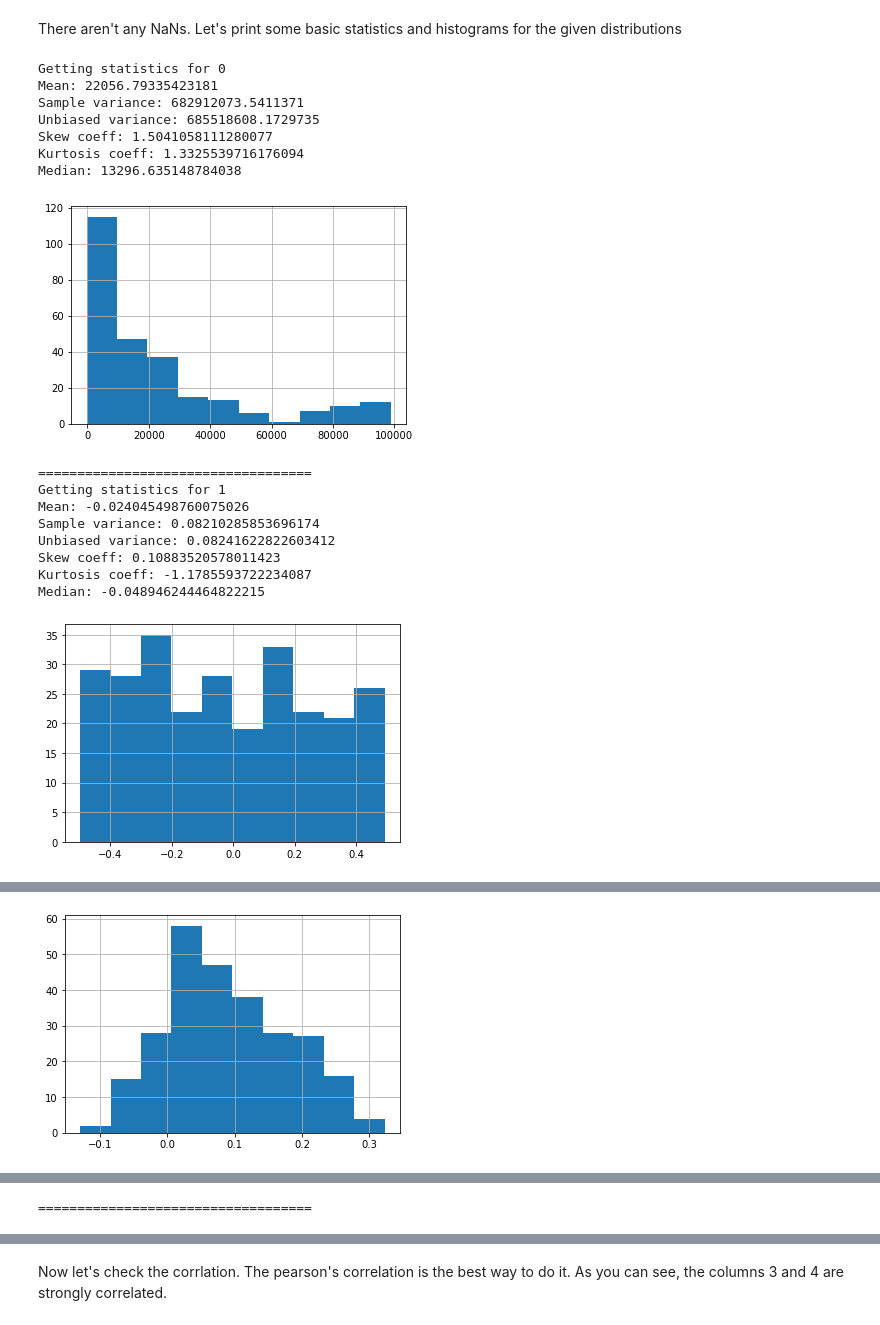
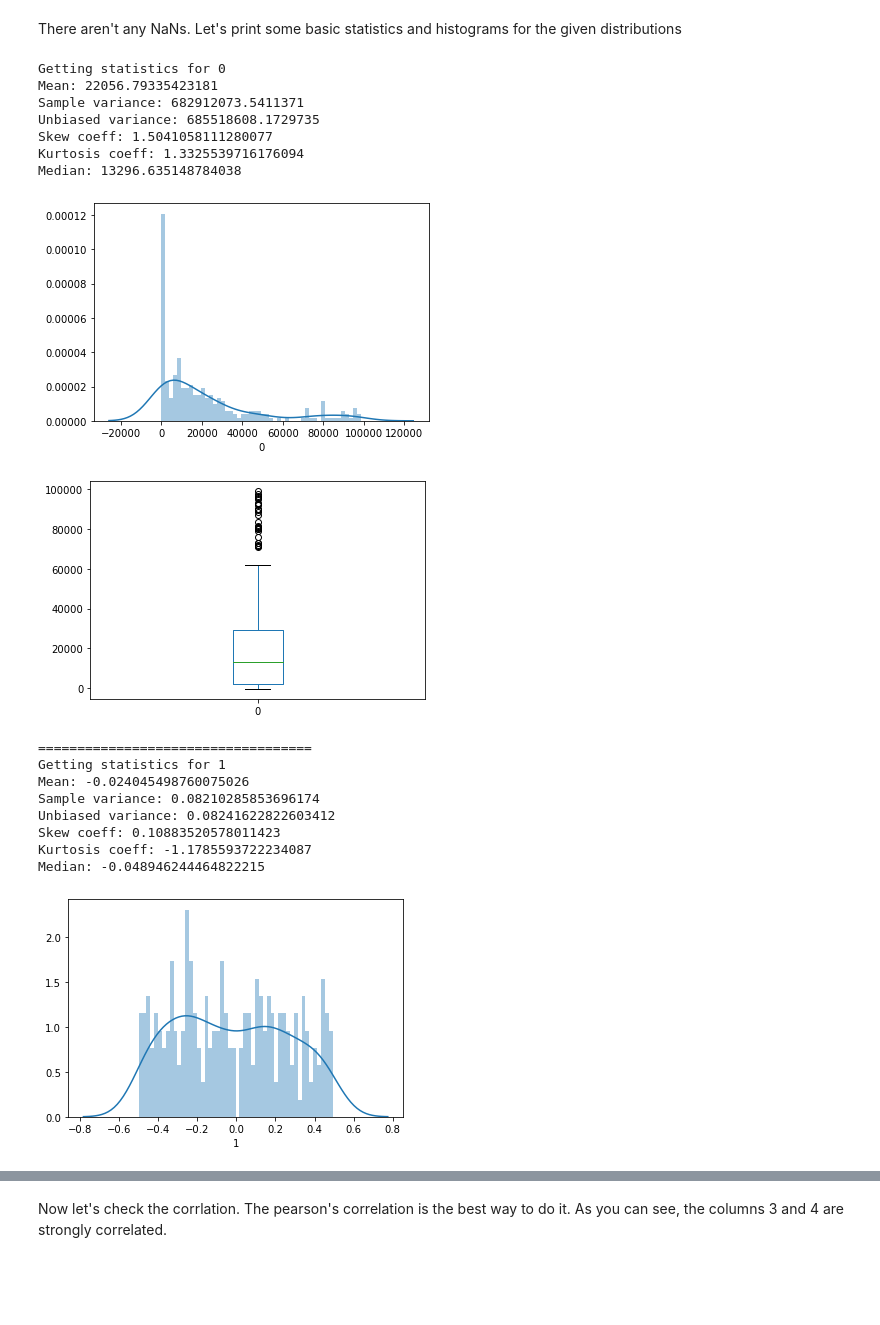
Before and after one commit to VEK239/bi-statistics-2021, a Jupyter notebook: eda_mhw_1.ipynb, the cells around one changed output, grey strips where cells are left out. Saved outputs shown, nothing was run; the diff lists cells and outputs as text; code cells hidden in the pictures; blank space fills up the shorter version.

```diff
--- a/eda_mhw_1.ipynb
+++ b/eda_mhw_1.ipynb
@@ -30,26 +38,30 @@ There aren't any NaNs. Let's print some basic statistics and histograms for the
 # %%
 for column_name in range(5):
     print(f'Getting statistics for {column_name}')
     col = df[str(column_name)]
     n = len(col)
     print(f'Mean: {col.mean()}')
     print(f'Sample variance: {col.var() * (n - 1) / n}')
     print(f'Unbiased variance: {col.var()}')
     print(f'Skew coeff: {skew(col)}')
     print(f'Kurtosis coeff: {kurtosis(col)}')
     print(f'Median: {col.median()}')
-    col.hist()
+    sns.distplot(col, bins=50)
+    plt.show()
+
+    col.plot.box()
     plt.show()
     print("===================================")
 # %% [output]
 Getting statistics for 0
 Mean: 22056.79335423181
 Sample variance: 682912073.5411371
 Unbiased variance: 685518608.1729735
 Skew coeff: 1.5041058111280077
 Kurtosis coeff: 1.3325539716176094
 Median: 13296.635148784038
-[figure, old version]
+[figure, new version]
+[figure, new version]
 ===================================
 Getting statistics for 1
 Mean: -0.024045498760075026
@@ -58,4 +70,4 @@ Unbiased variance: 0.08241622822603412
 Skew coeff: 0.10883520578011423
 Kurtosis coeff: -1.1785593722234087
 Median: -0.048946244464822215
-[figure, old version]
+[figure, new version]
@@ -67,4 +80,3 @@ Unbiased variance: 0.007966380560669322
 Skew coeff: 0.30664838747350887
 Kurtosis coeff: -0.5281923673684639
 Median: 0.08046629777425576
-[figure, old version]
@@ -89 +95,0 @@ Median: 66.72077764398372
-===================================
```
Also changed, not shown: parts of 12 cells of this notebook.
